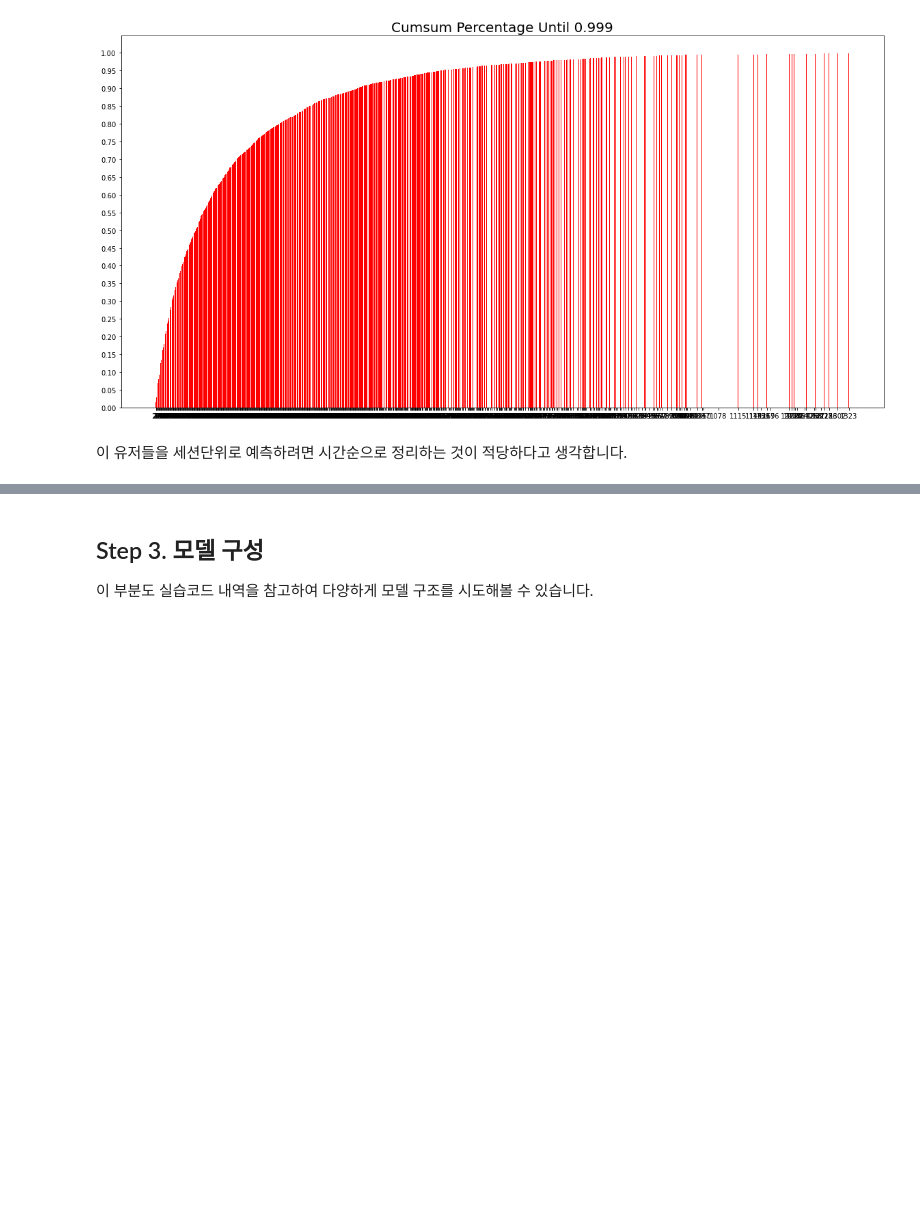
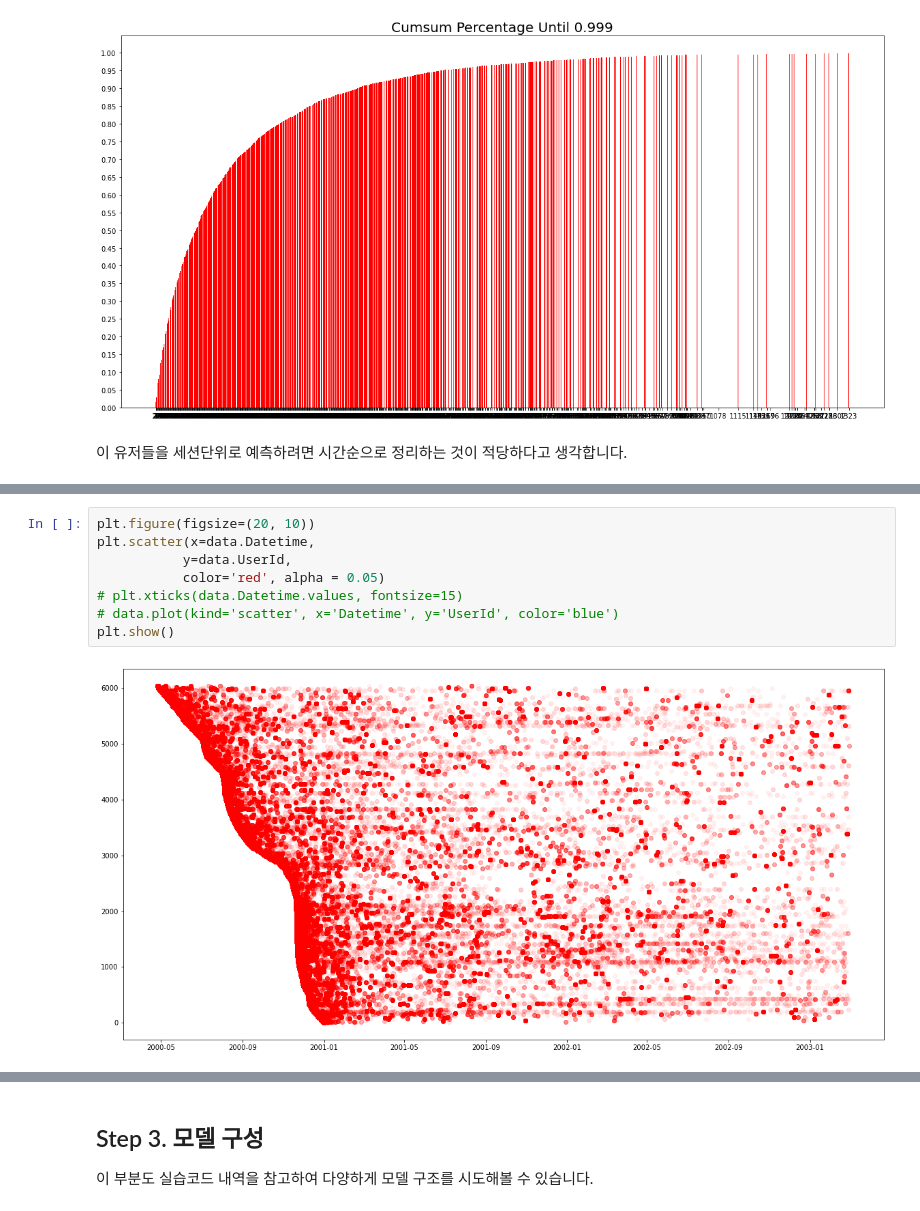
Before and after one commit to hayaseleu/SSAC_classifications, a Jupyter notebook: E 17 Session based Recommendation/E17 다음에 볼 영화 예측 report.ipynb, the cells around one changed output, grey strips where cells are left out. Drawn from its saved outputs; the diff is of its cells as text; blank space fills up the shorter version.

```diff
--- a/E 17 Session based Recommendation/E17 다음에 볼 영화 예측 report.ipynb
+++ b/E 17 Session based Recommendation/E17 다음에 볼 영화 예측 report.ipynb
@@ -303,0 +328,10 @@ data.sort_values(['UserId','Time'])
+# %%
+plt.figure(figsize=(20, 10))
+plt.scatter(x=data.Datetime,
+           y=data.UserId,
+           color='red', alpha = 0.05)
+# plt.xticks(data.Datetime.values, fontsize=15)
+# data.plot(kind='scatter', x='Datetime', y='UserId', color='blue')
+plt.show()
+# %% [output]
+[figure, added]
```
Also changed, not shown: parts of 62 cells of this notebook.
